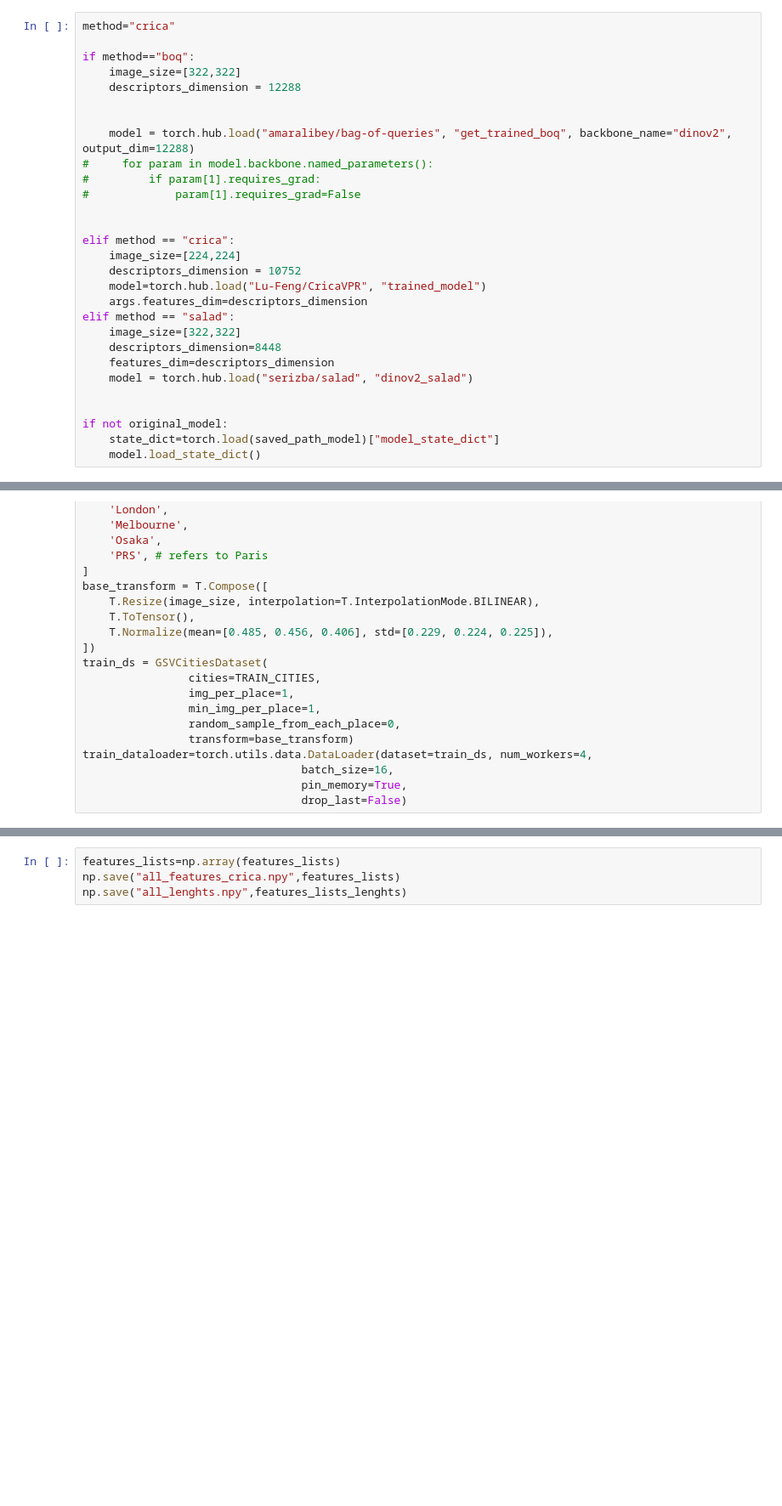
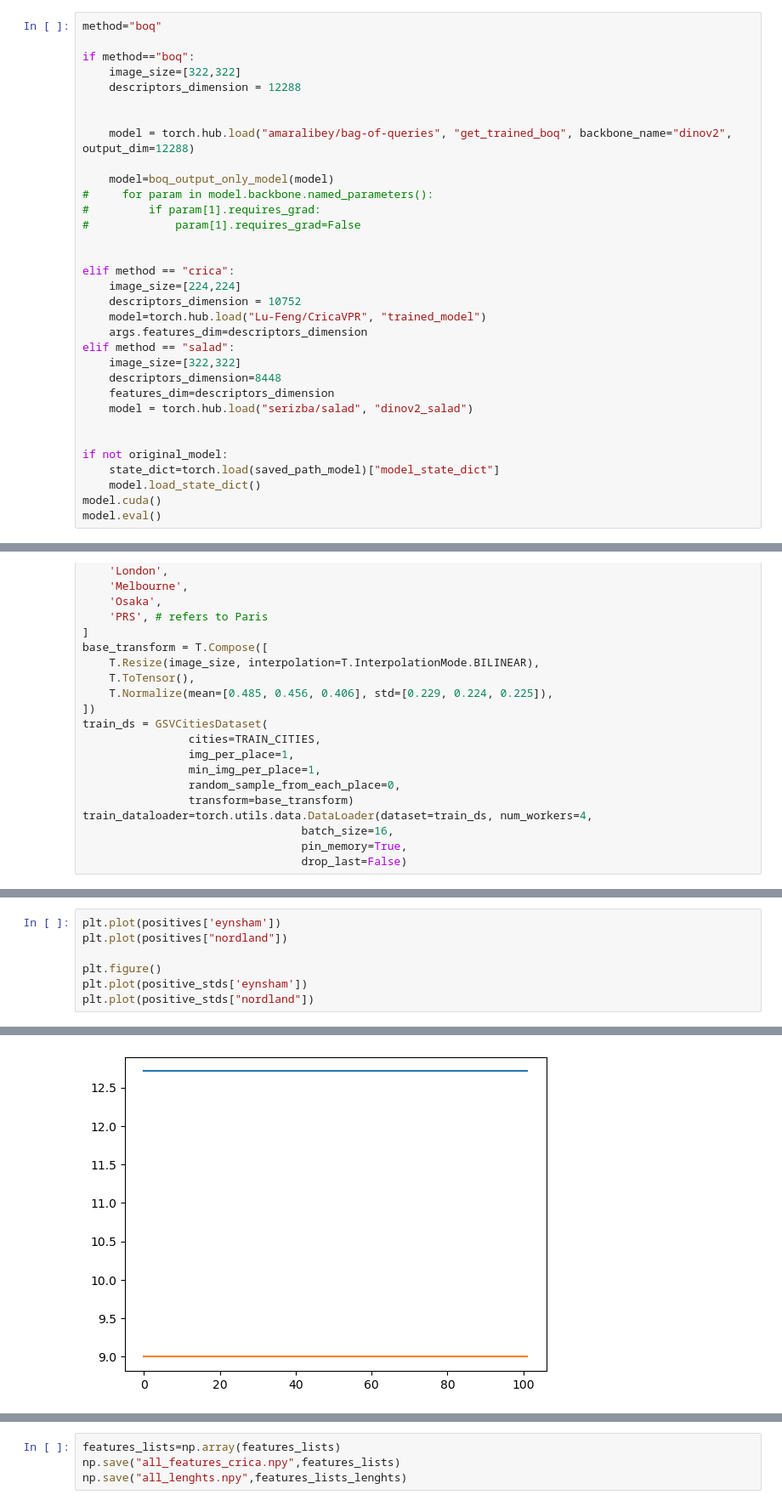
Before and after one commit to Olafv01/reference-set-fine-tuning, a Jupyter notebook: TSNE_visualization.ipynb, the cells around one changed output, grey strips where cells are left out. Shown at 85% size. Cells and saved outputs as stored; diff of their text form; blank space fills up the shorter version.

```diff
--- a/TSNE_visualization.ipynb
+++ b/TSNE_visualization.ipynb
@@ -22,7 +34,7 @@ logfile=torch.load(saved_path_log)
 args=logfile['args']
 original_model=True
 # %%
-method="crica"
+method="boq"
 
 if method=="boq":
     image_size=[322,322]
@@ -30,6 +42,8 @@ if method=="boq":
 
 
     model = torch.hub.load("amaralibey/bag-of-queries", "get_trained_boq", backbone_name="dinov2", output_dim=12288)
+
+    model=boq_output_only_model(model)
 #     for param in model.backbone.named_parameters():
 #         if param[1].requires_grad:
 #             param[1].requires_grad=False
@@ -50,4 +64,6 @@ elif method == "salad":
 if not original_model:
     state_dict=torch.load(saved_path_model)["model_state_dict"]
     model.load_state_dict()
+model.cuda()
+model.eval()
 # %% [output]
@@ -109,0 +175,8 @@ train_dataloader=torch.utils.data.DataLoader(dataset=train_ds, num_workers=4,
+# %%
+plt.plot(positives['eynsham'])
+plt.plot(positives["nordland"])
+
+plt.figure()
+plt.plot(positive_stds['eynsham'])
+plt.plot(positive_stds["nordland"])
+# %% [output]
@@ -109,0 +184 @@ train_dataloader=torch.utils.data.DataLoader(dataset=train_ds, num_workers=4,
+[figure, added]
```
Also changed, not shown: parts of 35 cells of this notebook, 11 other files.
